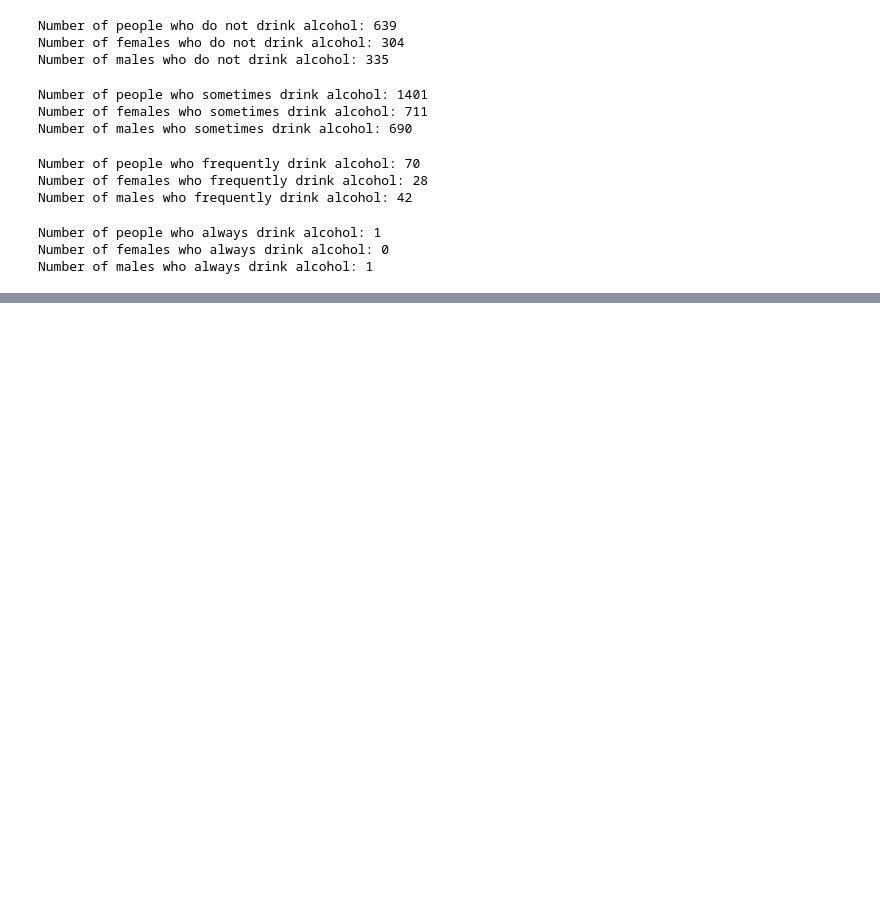
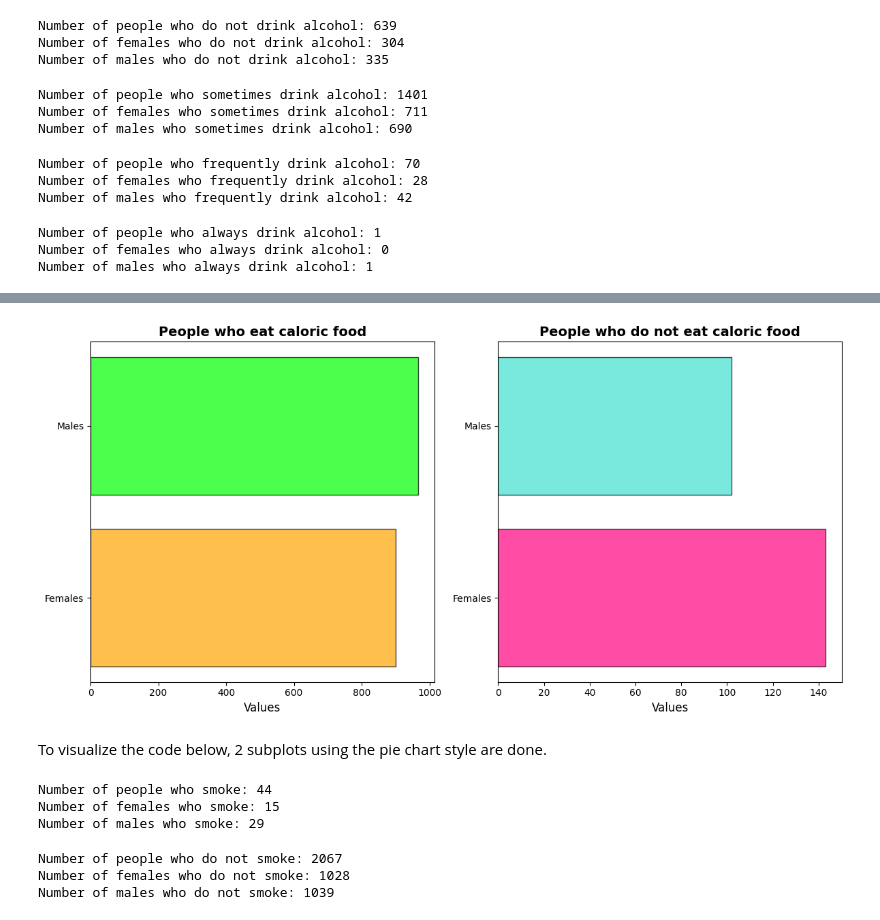
Before and after one commit to letizialanza01/SR_Obesity_Project, a Jupyter notebook: SR_Obesity_Project.ipynb, the cells around one changed output, grey strips where cells are left out. Drawn from its saved outputs; the diff is of its cells as text; code cells hidden in the pictures; blank space fills up the shorter version.

```diff
--- a/SR_Obesity_Project.ipynb
+++ b/SR_Obesity_Project.ipynb
@@ -477,0 +500,43 @@ plt.show()
+# %%
+fig, axs = plt.subplots(1, 2, figsize = (12,6))
+
+axs[0].barh(y = (0, 1), width = (females_yes_caloric_food.tolist(), males_yes_caloric_food.tolist()), color = ('#FFA500', '#00FF00'), edgecolor = 'black', linewidth = 1, alpha = 0.7, tick_label = ('Females', 'Males'))
+axs[0].set_title('People who eat caloric food', fontsize = 14, fontweight = 'bold', color = 'black')
+axs[0].set_xlabel('Values', fontsize = 12)
+
+axs[1].barh(y = (0, 1), width = (females_no_caloric_food.tolist(), males_no_caloric_food.tolist()), color = ('#FF007F', '#40E0D0'), edgecolor = 'black', linewidth = 1, alpha = 0.7, tick_label = ('Females', 'Males'))
+axs[1].set_title('People who do not eat caloric food', fontsize = 14, fontweight = 'bold', color = 'black')
+axs[1].set_xlabel('Values', fontsize = 12)
+
+plt.tight_layout()
+plt.show()
+# %% [output]
+[figure, added]
+# %% [markdown]
+To visualize the code below, 2 subplots using the pie chart style are done.
+# %%
+yes_smoke = obesity_df[obesity_df['SMOKE'] == 'yes']['SMOKE'].count()
+print('Number of people who smoke:', yes_smoke)
+
+females_yes_smoke = obesity_df[(obesity_df['Gender'] == 'Female') & (obesity_df['SMOKE'] == 'yes')]['SMOKE'].count()
+print('Number of females who smoke:', females_yes_smoke)
+
+males_yes_smoke = obesity_df[(obesity_df['Gender'] == 'Male') & (obesity_df['SMOKE'] == 'yes')]['SMOKE'].count()
+print('Number of males who smoke:', males_yes_smoke)
+# %% [output]
+Number of people who smoke: 44
+Number of females who smoke: 15
+Number of males who smoke: 29
+# %%
+no_smoke = obesity_df[obesity_df['SMOKE'] == 'no']['SMOKE'].count()
+print('Number of people who do not smoke:', no_smoke)
+
+females_no_smoke = obesity_df[(obesity_df['Gender'] == 'Female') & (obesity_df['SMOKE'] == 'no')]['SMOKE'].count()
+print('Number of females who do not smoke:', females_no_smoke)
+
+males_no_smoke = obesity_df[(obesity_df['Gender'] == 'Male') & (obesity_df['SMOKE'] == 'no')]['SMOKE'].count()
+print('Number of males who do not smoke:', males_no_smoke)
+# %% [output]
+Number of people who do not smoke: 2067
+Number of females who do not smoke: 1028
+Number of males who do not smoke: 1039
```
Also changed, not shown: parts of 12 cells of this notebook.
